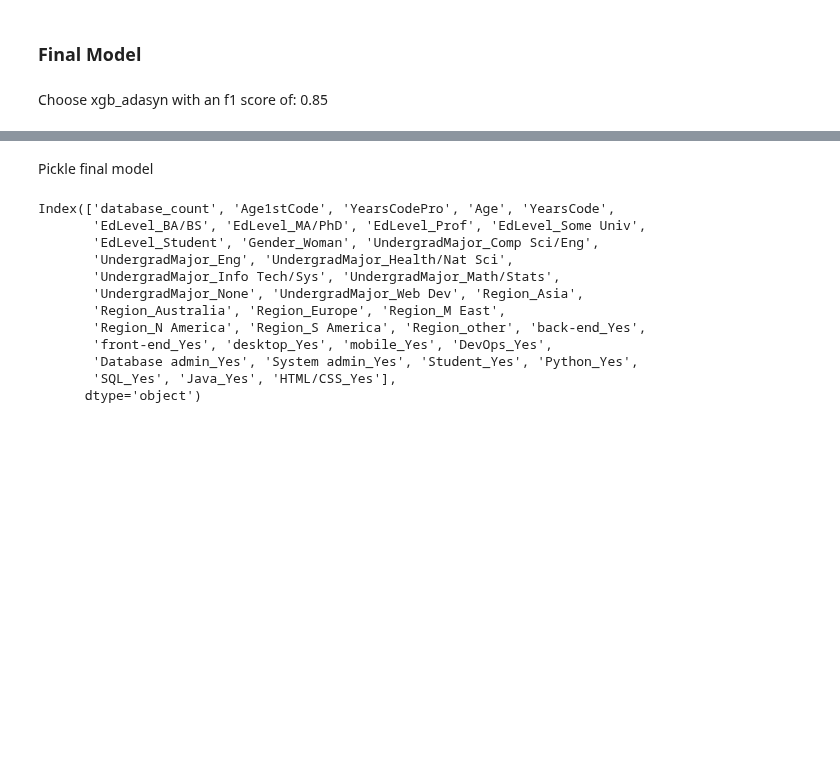
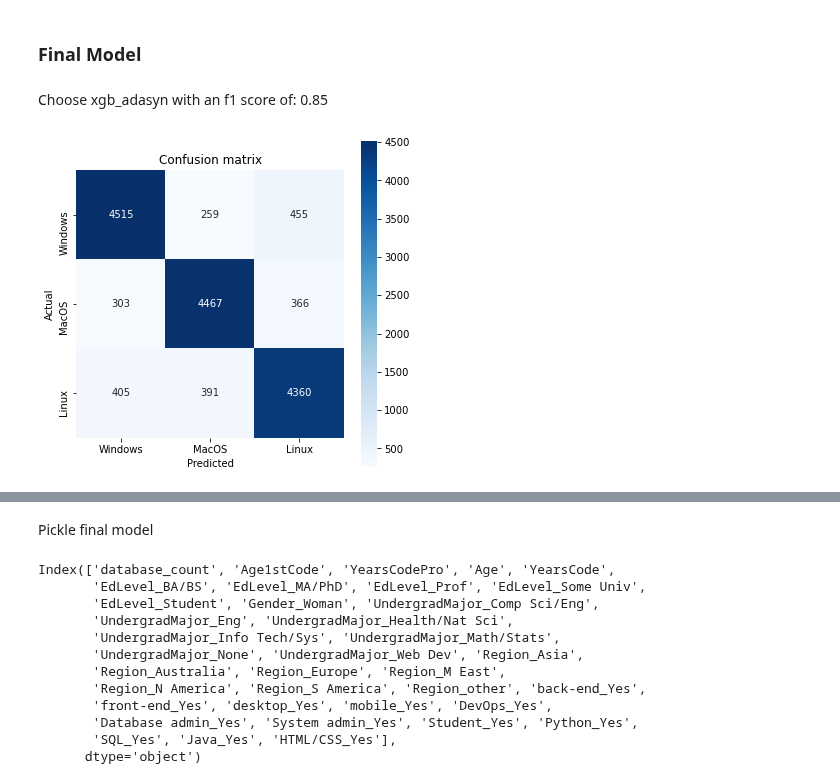
Before and after one commit to racheldilley1/coding-language-predictor, a Jupyter notebook: Notebooks/Feature Selection, Model Tuning, and Final Model.ipynb, the cells around one changed output, grey strips where cells are left out. Drawn from its saved outputs; the diff is of its cells as text; code cells hidden in the pictures; blank space fills up the shorter version.

Commit message:
add graphs and updates and presentation

```diff
--- a/Notebooks/Feature Selection, Model Tuning, and Final Model.ipynb
+++ b/Notebooks/Feature Selection, Model Tuning, and Final Model.ipynb
@@ -306,3 +278,17 @@ Has an f1 score of: 0.847
 ### Final Model
 # %% [markdown]
 Choose xgb_adasyn with an f1 score of: 0.85
+# %%
+probs = xgb5_smoted.predict(X_test_smoted)
+conf = confusion_matrix(y_test_smoted, probs)
+plt.figure(figsize=(6,6))
+conf1 = sns.heatmap(conf, cmap=plt.cm.get_cmap('Blues'), annot=True, square=True, fmt='d',
+               xticklabels=['Windows', 'MacOS', 'Linux'],
+               yticklabels=['Windows', 'MacOS', 'Linux'])
+
+plt.xlabel('Predicted')
+plt.ylabel('Actual')
+plt.title('Confusion matrix')
+conf1.figure.savefig('../Graphs/confmatrix.png')
+# %% [output]
+[figure, added]
```
Also changed, not shown: parts of 10 cells of this notebook, 14 other files.
